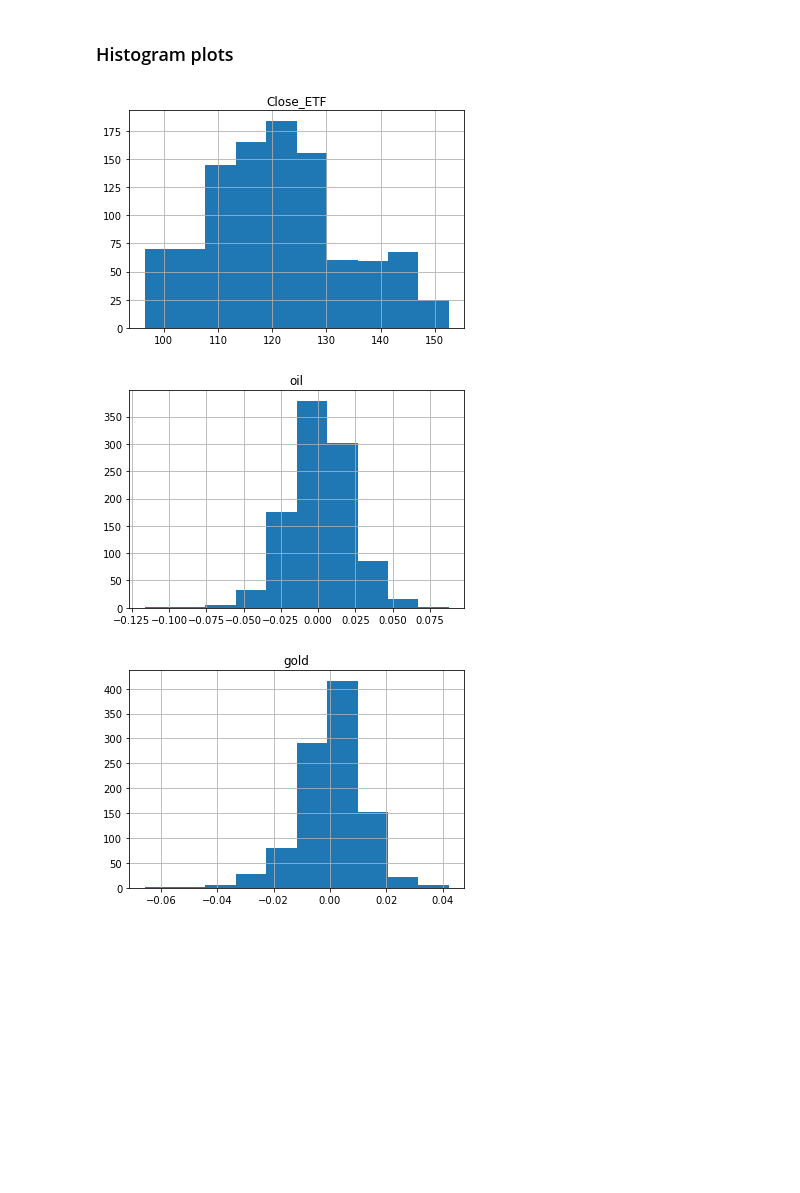
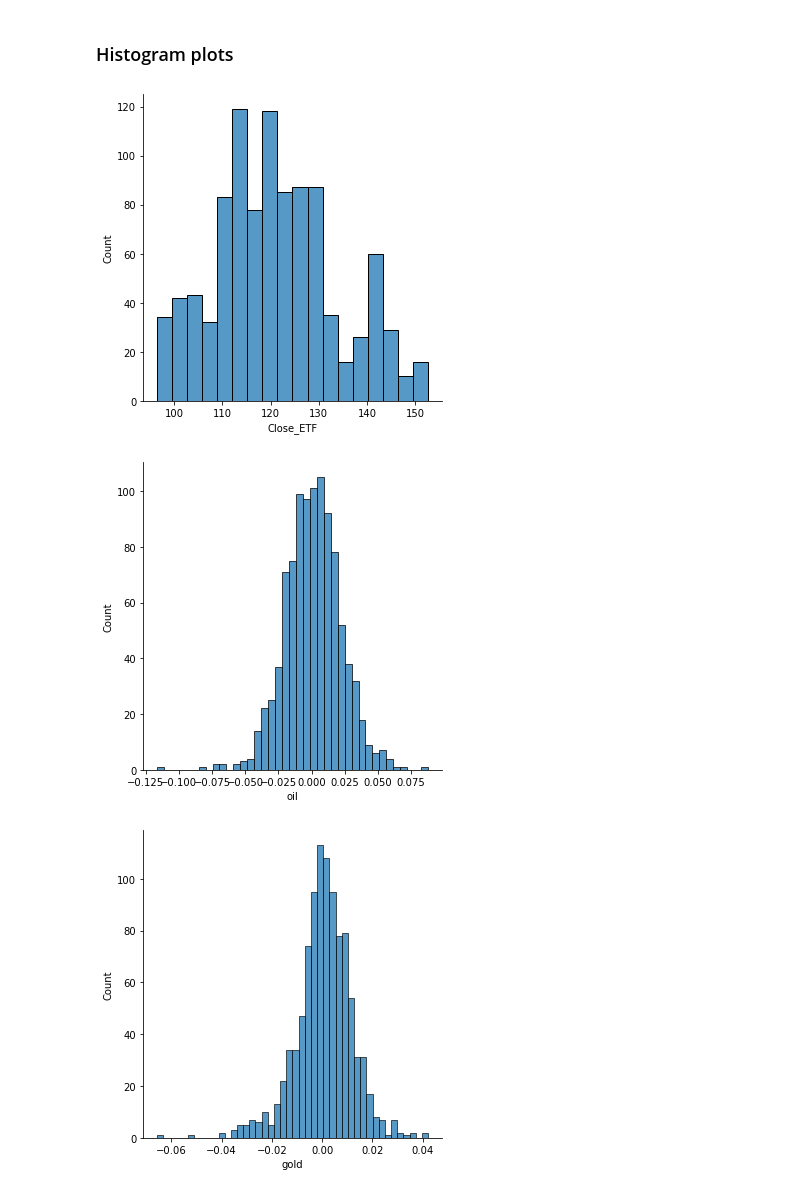
Before and after one commit to arefeenshamsuzzoha/stevens-stuff, a Jupyter notebook: MA 541/MA541project_part2.ipynb, the cells around one changed output. Drawn from its saved outputs; the diff is of its cells as text; code cells hidden in the pictures; blank space fills up the shorter version.

```diff
--- a/MA 541/MA541project_part2.ipynb
+++ b/MA 541/MA541project_part2.ipynb
@@ -15,11 +16,11 @@ project_data.head()
 # %% [markdown]
 ### Histogram plots
 # %%
-Close_ETF_hist = project_data.hist(column = "Close_ETF")
-oil_hist = project_data.hist(column = "oil")
-gold_hist = project_data.hist(column = "gold")
-JPM_hist = project_data.hist(column = "JPM")
+hist_Close_ETF = sns.displot(project_data, x="Close_ETF")
+hist_oil = sns.displot(project_data, x="oil")
+hist_gold = sns.displot(project_data, x="gold")
+hist_JPM = sns.displot(project_data, x="JPM")
 # %% [output]
-[figure, old version]
+[figure, new version]
-[figure, old version]
+[figure, new version]
-[figure, old version]
+[figure, new version]
```
Also changed, not shown: parts of 7 cells of this notebook.
